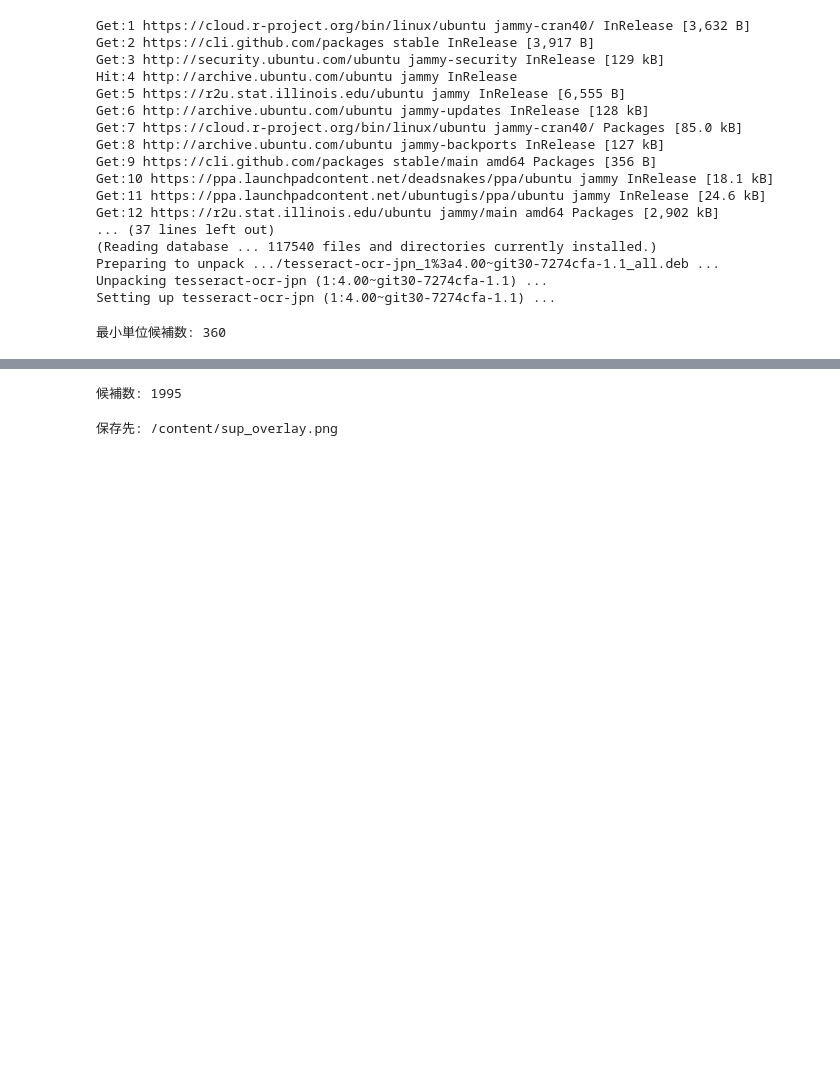
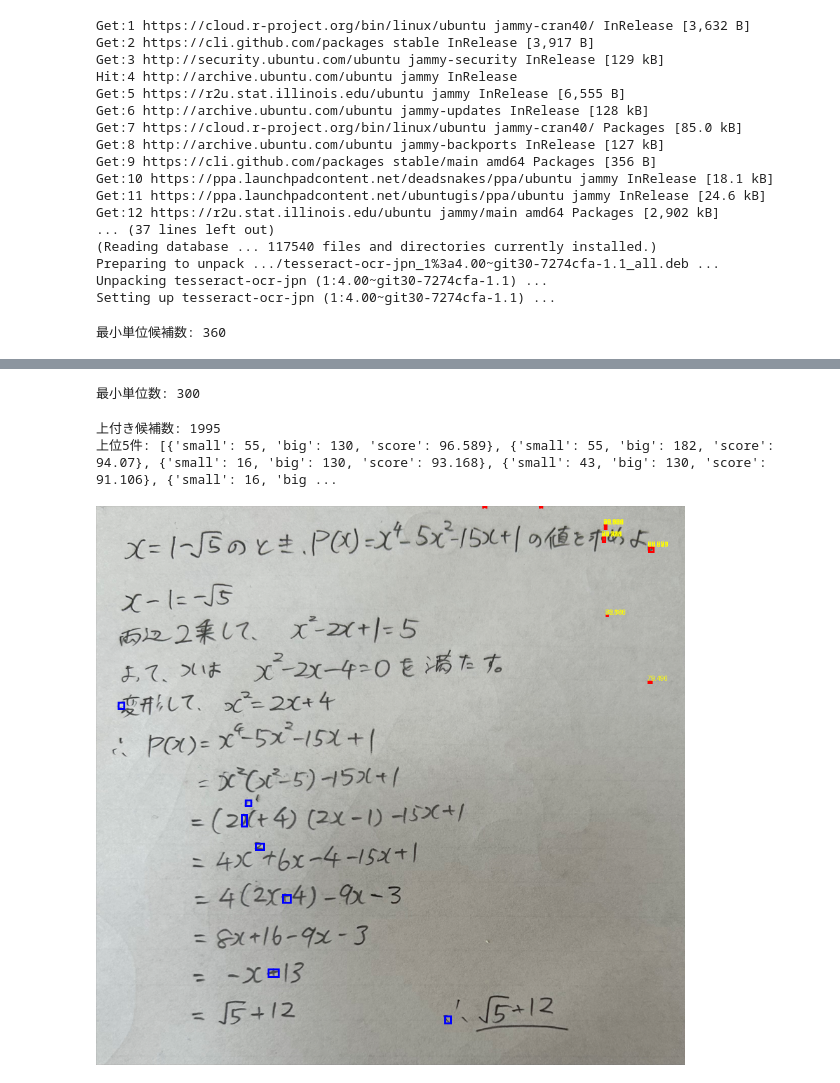
Before and after one commit to ryo1021/OCR, a Jupyter notebook: theme_B_visual_structure/ocr_baseline/tesseract_ocr.ipynb, the cells around one changed output, grey strips where cells are left out. Saved outputs shown, nothing was run; the diff lists cells and outputs as text; code cells hidden in the pictures; blank space fills up the shorter version.

```diff
--- a/theme_B_visual_structure/ocr_baseline/tesseract_ocr.ipynb
+++ b/theme_B_visual_structure/ocr_baseline/tesseract_ocr.ipynb
@@ -198,23 +187,67 @@ sup_candidates[:10]
+# %%
+import cv2
+import numpy as np
+from PIL import Image, ImageDraw
+from IPython.display import display
+
+# ===== 画像パス =====
+img_path = "/home/スクリーンショット 2026-01-14 174845.png"
+
+# ===== 読み込み =====
+img = cv2.imread(img_path)
+gray = cv2.cvtColor(img, cv2.COLOR_BGR2GRAY)
+
+# ===== 二値化 =====
+bin_img = cv2.adaptiveThreshold(
+    gray, 255,
+    cv2.ADAPTIVE_THRESH_GAUSSIAN_C,
+    cv2.THRESH_BINARY_INV, 41, 7
+)
+
+# ===== ノイズ軽減 =====
+kernel = np.ones((2,2), np.uint8)
+bin_img = cv2.morphologyEx(bin_img, cv2.MORPH_OPEN, kernel, iterations=1)
+
+# ===== 連結成分抽出 =====
+num_labels, labels, stats, centroids = cv2.connectedComponentsWithStats(bin_img, connectivity=8)
+
+elements = []
+
+for i in range(1, num_labels):  # 0は背景
+    x, y, w, h, area = stats[i]
+    cx, cy = centroids[i]
+
+    if area < 10:
+        continue
+
+    elements.append({
+        "id": len(elements),
+        "bbox": [int(x), int(y), int(w), int(h)],
+        "center": [float(cx), float(cy)],
+        "area": int(area)
+    })
+
+print("最小単位数:", len(elements))
+# %% [output]
+最小単位数: 300
 # %%
 scored_sup = []
 
 for e_small in elements:
     w, h = e_small["bbox"][2], e_small["bbox"][3]
 
+    # 小さい塊のみ
     if w < 10 and h < 10:
         sx, sy = e_small["center"]
 
         for e_big in elements:
             bw, bh = e_big["bbox"][2], e_big["bbox"][3]
 
+            # 基本文字候補
             if bw >= 10 and bh >= 10:
-
                 bx, by = e_big["center"]
 
-                if (
-                    sy < by and
-                    sx > bx
-                ):
+                if sy < by and sx > bx:
                     height_score = (by - sy) / bh
                     right_score = (sx - bx) / bw
                     size_score = (bh - h) / bh
@@ -227,39 +260,39 @@ for e_small in elements:
                         "score": round(total_score, 3)
                     })
 
+# スコア順に並べる
 scored_sup = sorted(scored_sup, key=lambda x: -x["score"])
 
-print("候補数:", len(scored_sup))
+print("上付き候補数:", len(scored_sup))
+print("上位5件:", scored_sup[:5])
 # %% [output]
-候補数: 1995
+上付き候補数: 1995
+上位5件: [{'small': 55, 'big': 130, 'score': 96.589}, {'small': 55, 'big': 182, 'score': 94.07}, {'small': 16, 'big': 130, 'score': 93.168}, {'small': 43, 'big': 130, 'score': 91.106}, {'small': 16, 'big ...
 # %%
-from PIL import Image, ImageDraw
-
 orig_img = Image.open(img_path).convert("RGB")
 draw = ImageDraw.Draw(orig_img)
 
 top_k = 30
 
 for item in scored_sup[:top_k]:
-
     small_id = item["small"]
     big_id = item["big"]
     score = item["score"]
 
     small = elements[small_id]
     big = elements[big_id]
 
     sx, sy, sw, sh = small["bbox"]
     bx, by, bw, bh = big["bbox"]
 
+    # 上付き候補（赤）
     draw.rectangle([(sx, sy), (sx+sw, sy+sh)], outline="red", width=3)
+
+    # 基準文字（青）
     draw.rectangle([(bx, by), (bx+bw, by+bh)], outline="blue", width=3)
 
     draw.text((sx, sy-10), str(score), fill="yellow")
 
-out_path = "/content/sup_overlay.png"
-orig_img.save(out_path)
-
-print("保存先:", out_path)
+display(orig_img)
 # %% [output]
-保存先: /content/sup_overlay.png
+[figure, added]
```
Also changed, not shown: parts of 1 cell of this notebook.
